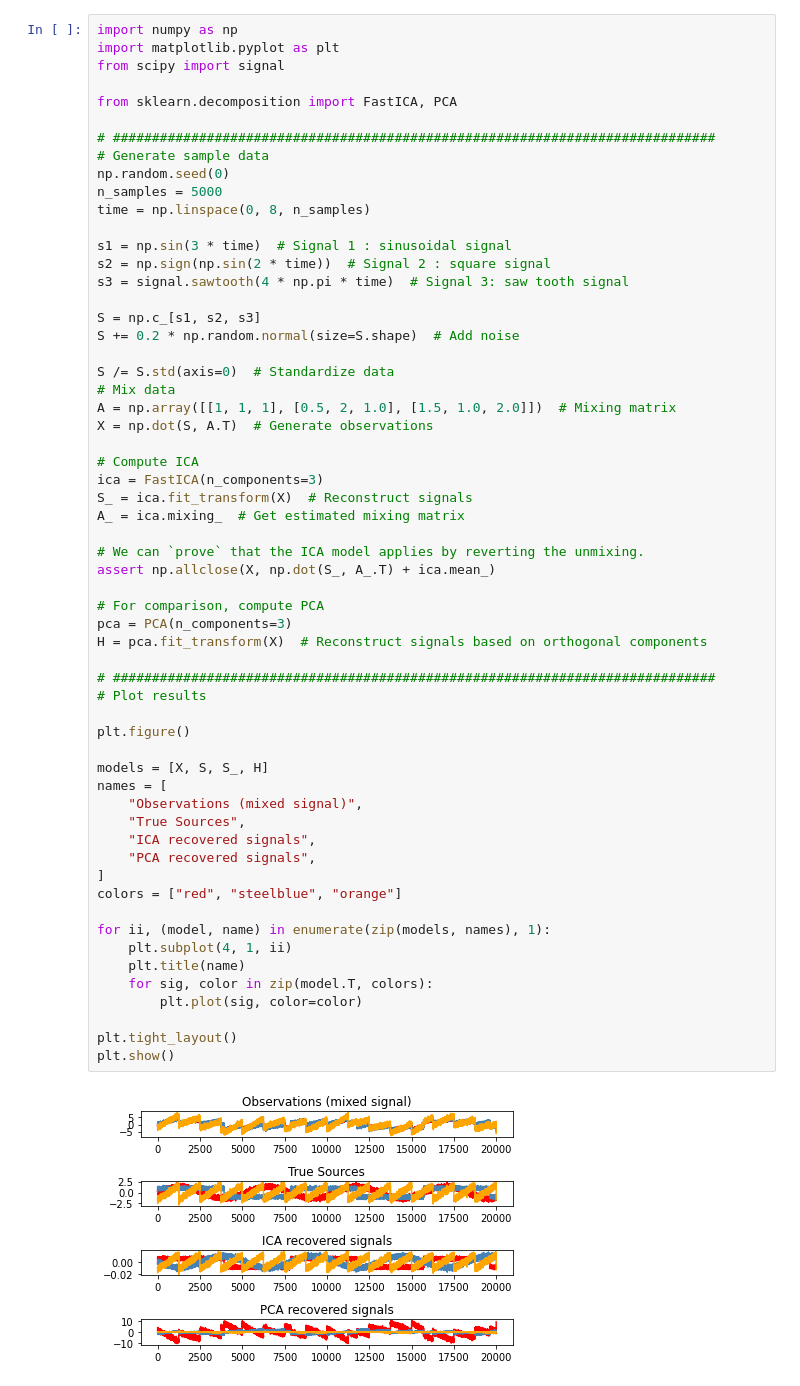
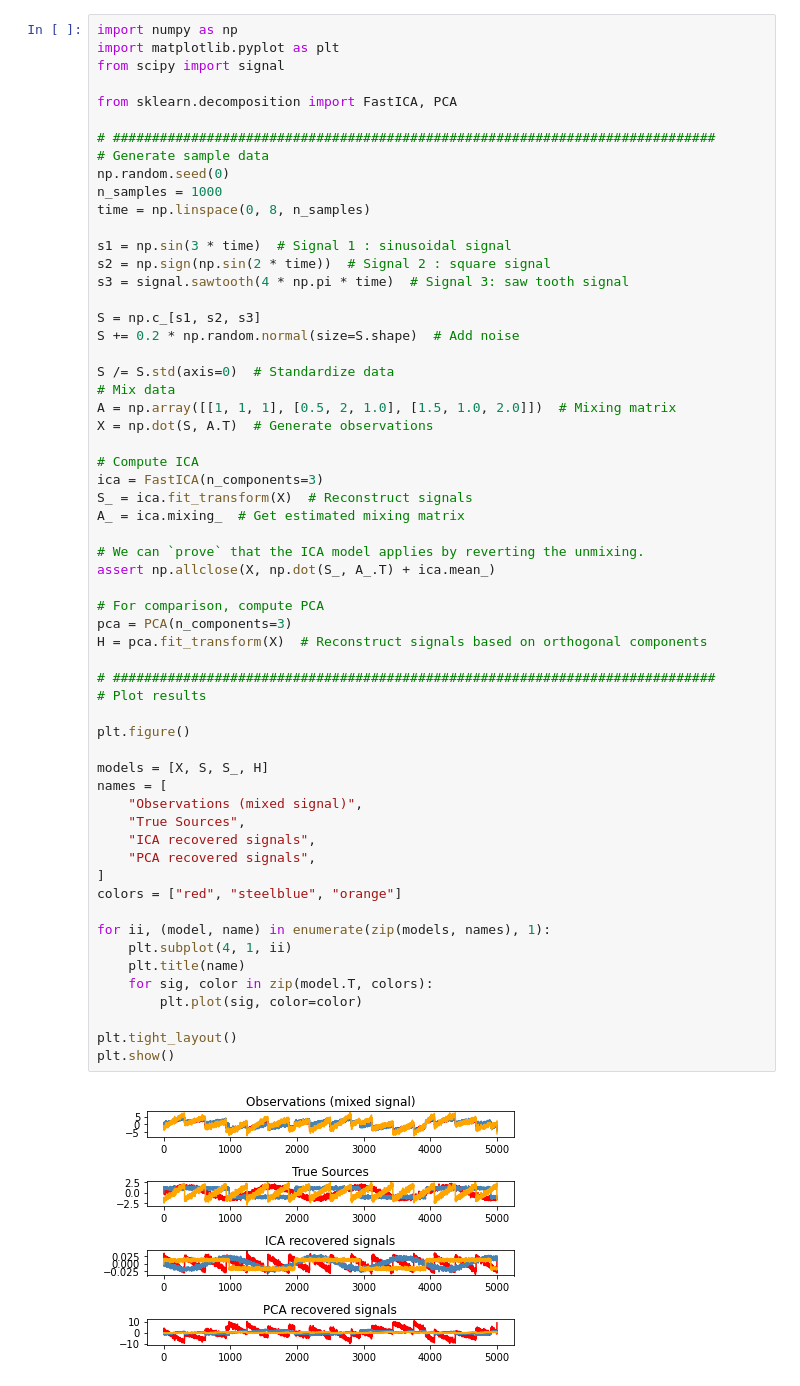
Before and after one commit to alonba/eeg-bss, a Jupyter notebook: FastICA.ipynb, the cells around one changed output. Drawn from its saved outputs; the diff is of its cells as text.

Commit message:
Changed samples number from 5000 to 1000

```diff
--- a/FastICA.ipynb
+++ b/FastICA.ipynb
@@ -8,7 +8,7 @@ from sklearn.decomposition import FastICA, PCA
 # #############################################################################
 # Generate sample data
 np.random.seed(0)
-n_samples = 5000
+n_samples = 1000
 time = np.linspace(0, 8, n_samples)
 
 s1 = np.sin(3 * time)  # Signal 1 : sinusoidal signal
@@ -31,31 +31,31 @@ A_ = ica.mixing_  # Get estimated mixing matrix
 # We can `prove` that the ICA model applies by reverting the unmixing.
 assert np.allclose(X, np.dot(S_, A_.T) + ica.mean_)
 
 # For comparison, compute PCA
 pca = PCA(n_components=3)
 H = pca.fit_transform(X)  # Reconstruct signals based on orthogonal components
 
 # #############################################################################
 # Plot results
 
 plt.figure()
 
 models = [X, S, S_, H]
 names = [
     "Observations (mixed signal)",
     "True Sources",
     "ICA recovered signals",
     "PCA recovered signals",
 ]
 colors = ["red", "steelblue", "orange"]
 
 for ii, (model, name) in enumerate(zip(models, names), 1):
     plt.subplot(4, 1, ii)
     plt.title(name)
     for sig, color in zip(model.T, colors):
         plt.plot(sig, color=color)
 
 plt.tight_layout()
 plt.show()
 # %% [output]
-[figure, old version]
+[figure, new version]
```
